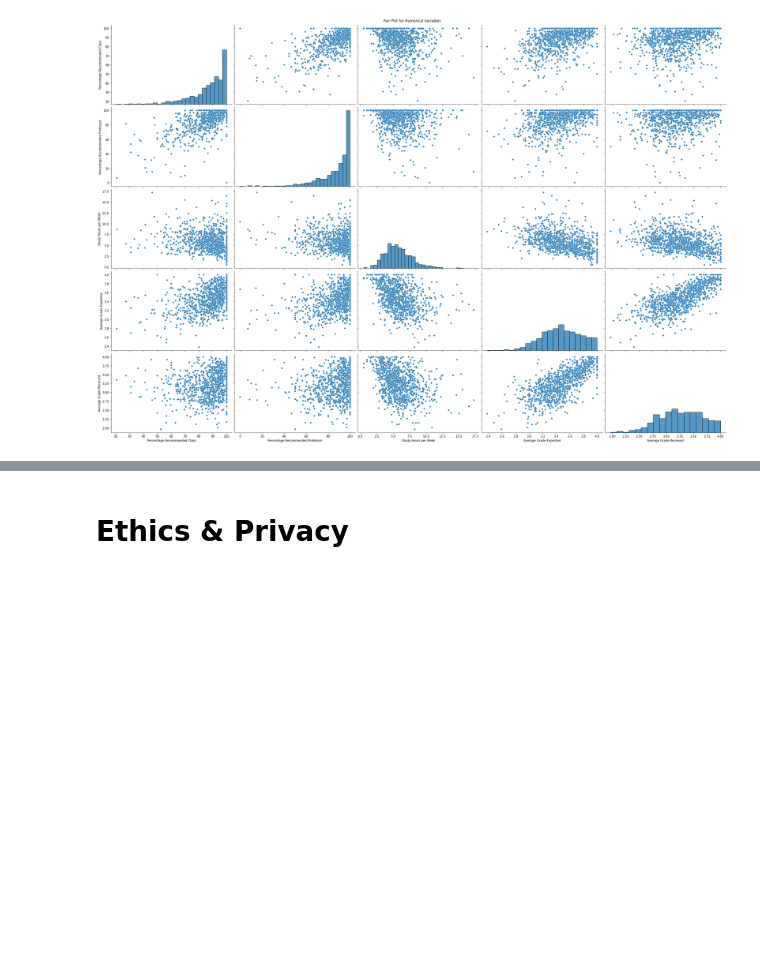
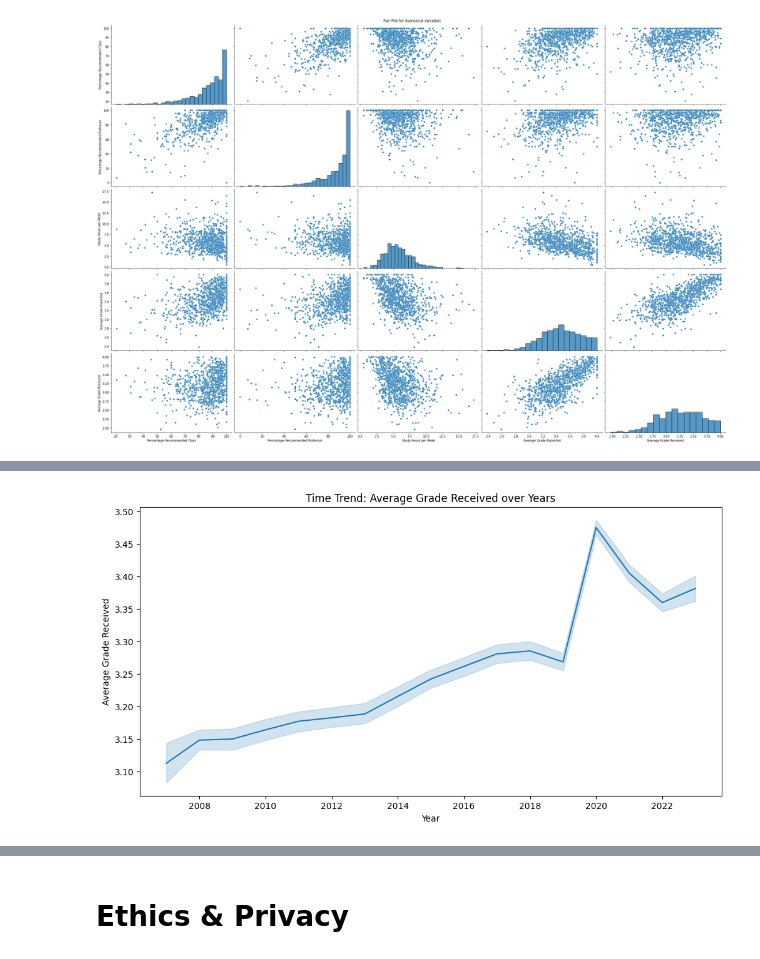
Before and after one commit to pallavisprabhu/UCSD-Capes-Analysis, a Jupyter notebook: EDACheckpoint_Group015_FA23 - initial (2).ipynb, the cells around one changed output, grey strips where cells are left out. Saved outputs shown, nothing was run; the diff lists cells and outputs as text; code cells hidden in the pictures; blank space fills up the shorter version.

```diff
--- a/EDACheckpoint_Group015_FA23 - initial (2).ipynb
+++ b/EDACheckpoint_Group015_FA23 - initial (2).ipynb
@@ -451,0 +463,7 @@ plt.show()
+# %%
+plt.figure(figsize=(12, 6))
+sns.lineplot(x='Year', y='Average Grade Received', data=capes, estimator='mean')
+plt.title('Time Trend: Average Grade Received over Years')
+plt.show()
+# %% [output]
+[figure, added]
```
Also changed, not shown: parts of 15 cells of this notebook.
